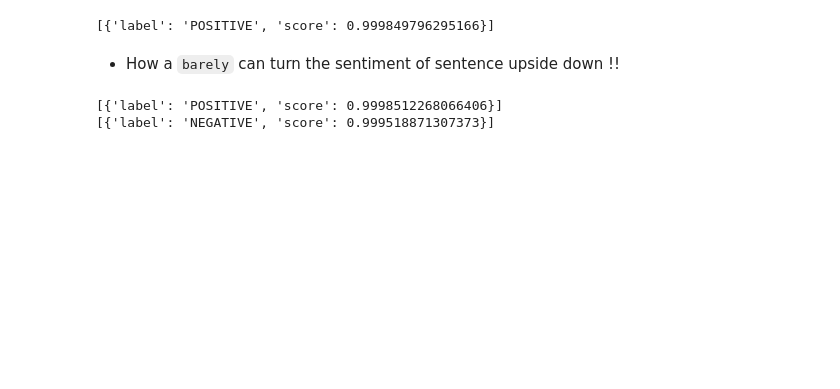
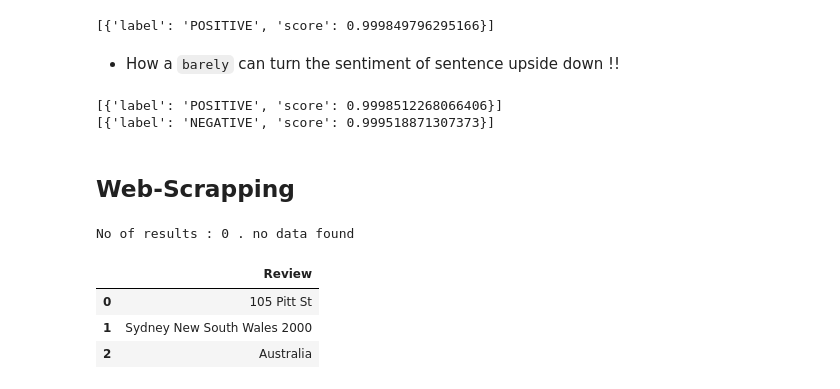
Before and after one commit to gaixen/Sentiment_Analysis_EndtoEnd, a Jupyter notebook: Sentiment_Analysis_VADER_RoBERTa.ipynb, the cells around one changed output. Cells and saved outputs as stored; diff of their text form; code cells hidden in the pictures; blank space fills up the shorter version.

```diff
--- a/Sentiment_Analysis_VADER_RoBERTa.ipynb
+++ b/Sentiment_Analysis_VADER_RoBERTa.ipynb
@@ -367,3 +391,31 @@ print(pipe("This is barely good enough to catch the crowd"))
 # %% [output]
 [{'label': 'POSITIVE', 'score': 0.9998512268066406}]
 [{'label': 'NEGATIVE', 'score': 0.999518871307373}]
+# %% [markdown]
+## Web-Scrapping
+# %%
+url = 'https://www.yelp.com/biz/mejico-sydney-2'
+headers = {
+    'User-Agent': 'Mozilla/5.0'
+}
+r = requests.get(url,headers = headers)
+soup = BeautifulSoup (r.text , 'html.parser')
+regex = re.compile('^raw__')
+results = soup.find_all('span' , class_=regex)
+reviews = [result.get_text(strip = True) for result in results]
+# %%
+if len(results)>0:
+    print(f"No of results : {len(results)} .not empty")
+elif len(results) == 0 :
+    print(f"No of results : {len(results)} . no data found")
+# %% [output]
+No of results : 0 . no data found
+# %%
+scrapped_reviews = pd.DataFrame(reviews, columns=['Review'])
+# %%
+scrapped_reviews.head()
+# %% [output]
+|  | Review |
+| 0 | 105 Pitt St |
+| 1 | Sydney New South Wales 2000 |
+| 2 | Australia |
```
Also changed, not shown: parts of 7 cells of this notebook.
